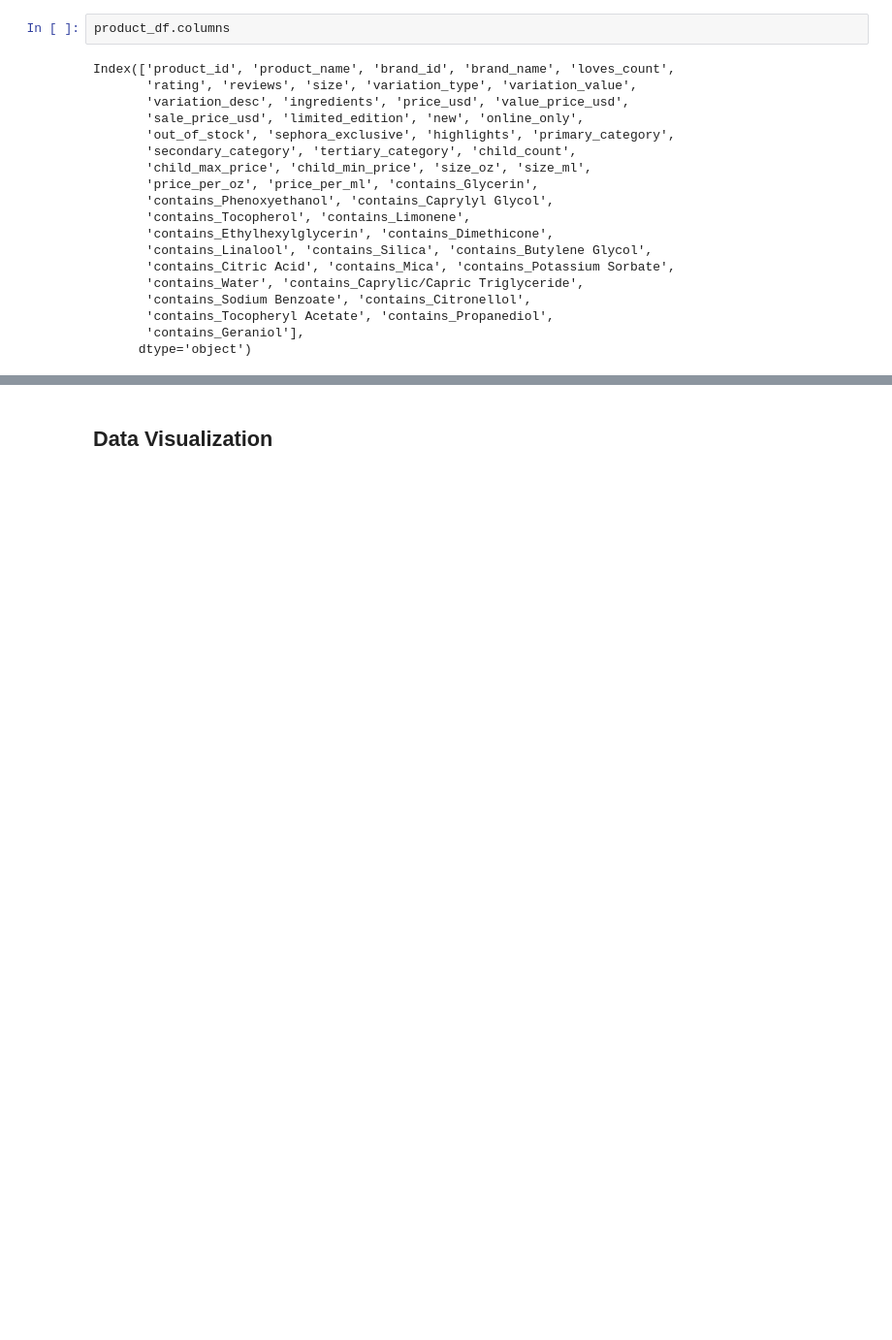
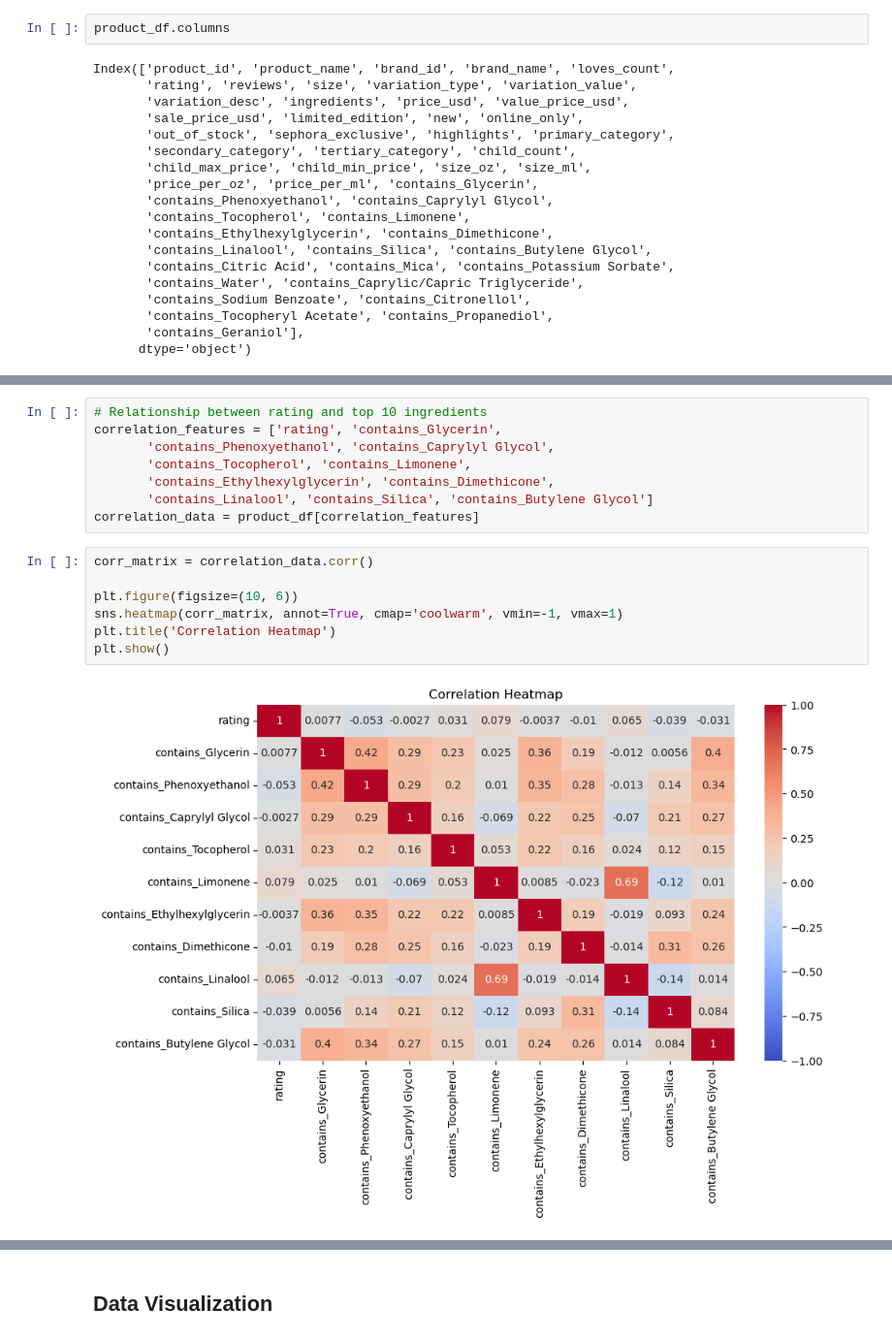
Before and after one commit to Geniusly-Stupid/Sephora-Data-Analysis-SI618, a Jupyter notebook: project.ipynb, the cells around one changed output, grey strips where cells are left out. Shown at 97% size. Saved outputs shown, nothing was run; the diff lists cells and outputs as text; blank space fills up the shorter version.

```diff
--- a/project.ipynb
+++ b/project.ipynb
@@ -648,0 +627,17 @@ plt.show()
+# %%
+# Relationship between rating and top 10 ingredients
+correlation_features = ['rating', 'contains_Glycerin',
+       'contains_Phenoxyethanol', 'contains_Caprylyl Glycol',
+       'contains_Tocopherol', 'contains_Limonene',
+       'contains_Ethylhexylglycerin', 'contains_Dimethicone',
+       'contains_Linalool', 'contains_Silica', 'contains_Butylene Glycol']
+correlation_data = product_df[correlation_features]
+# %%
+corr_matrix = correlation_data.corr()
+
+plt.figure(figsize=(10, 6))
+sns.heatmap(corr_matrix, annot=True, cmap='coolwarm', vmin=-1, vmax=1)
+plt.title('Correlation Heatmap')
+plt.show()
+# %% [output]
+[figure, added]
```
Also changed, not shown: parts of 40 cells of this notebook.
